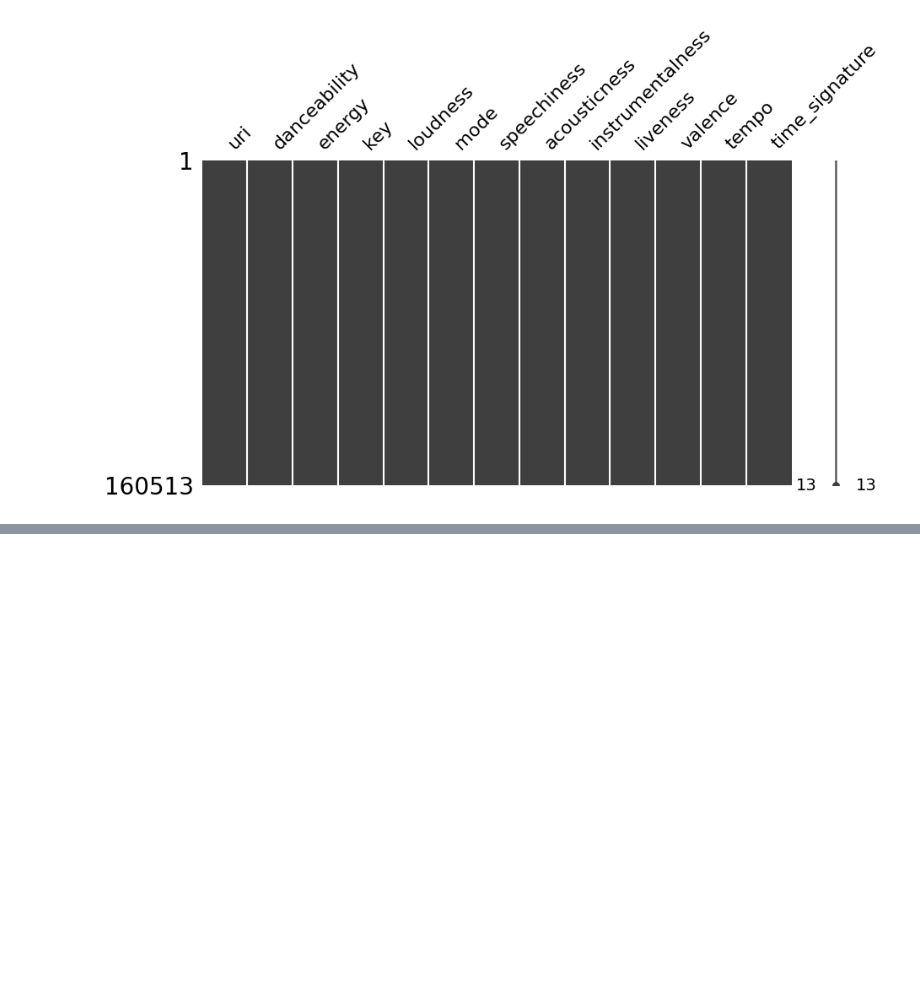
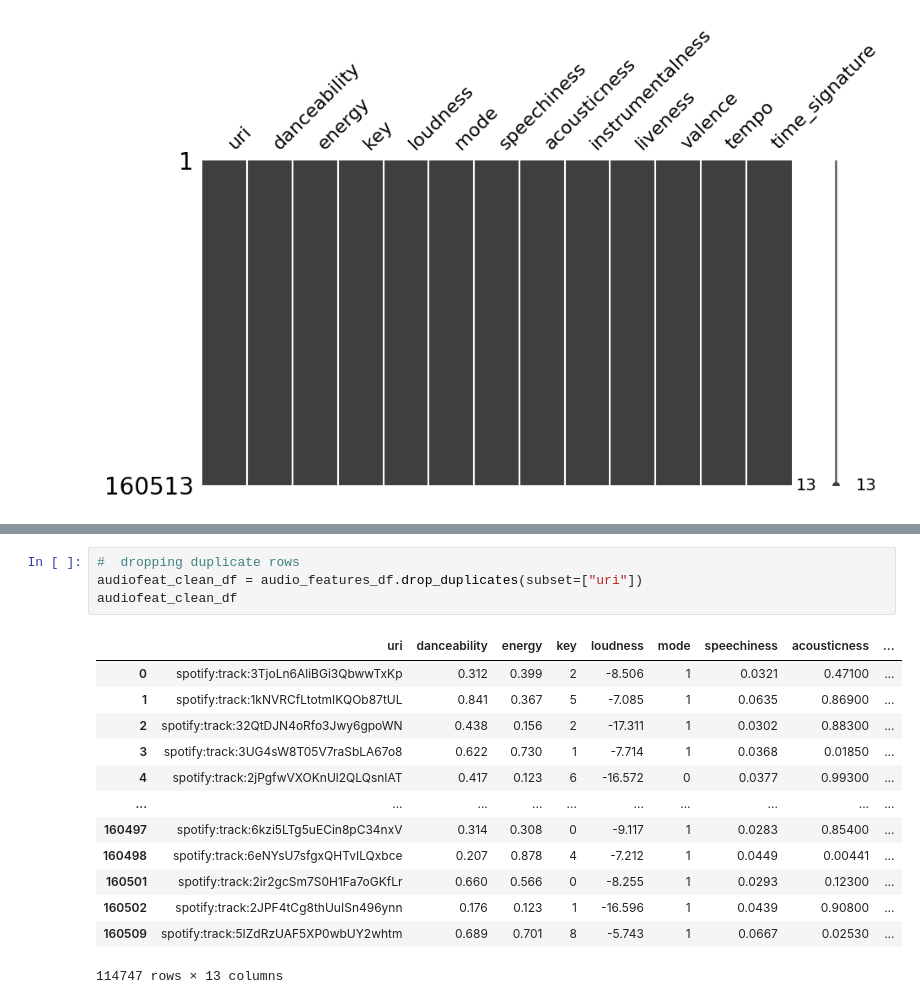
Before and after one commit to dapniii/DATA102-Spotify-Recommendation-System, a Jupyter notebook: main_project.ipynb, the cells around one changed output, grey strips where cells are left out. Saved outputs shown, nothing was run; the diff lists cells and outputs as text; blank space fills up the shorter version.

```diff
--- a/main_project.ipynb
+++ b/main_project.ipynb
@@ -148,0 +239,18 @@ audio_features_df[audiofeat_duplicated]
+# %%
+#  dropping duplicate rows
+audiofeat_clean_df = audio_features_df.drop_duplicates(subset=["uri"])
+audiofeat_clean_df
+# %% [output]
+|  | uri | danceability | energy | key | loudness | mode | speechiness | acousticness | ... |
+| 0 | spotify:track:3TjoLn6AliBGi3QbwwTxKp | 0.312 | 0.399 | 2 | -8.506 | 1 | 0.0321 | 0.47100 | ... |
+| 1 | spotify:track:1kNVRCfLtotmIKQOb87tUL | 0.841 | 0.367 | 5 | -7.085 | 1 | 0.0635 | 0.86900 | ... |
+| 2 | spotify:track:32QtDJN4oRfo3Jwy6gpoWN | 0.438 | 0.156 | 2 | -17.311 | 1 | 0.0302 | 0.88300 | ... |
+| 3 | spotify:track:3UG4sW8T05V7raSbLA67o8 | 0.622 | 0.730 | 1 | -7.714 | 1 | 0.0368 | 0.01850 | ... |
+| 4 | spotify:track:2jPgfwVXOKnUl2QLQsnIAT | 0.417 | 0.123 | 6 | -16.572 | 0 | 0.0377 | 0.99300 | ... |
+| ... | ... | ... | ... | ... | ... | ... | ... | ... | ... |
+| 160497 | spotify:track:6kzi5LTg5uECin8pC34nxV | 0.314 | 0.308 | 0 | -9.117 | 1 | 0.0283 | 0.85400 | ... |
+| 160498 | spotify:track:6eNYsU7sfgxQHTvILQxbce | 0.207 | 0.878 | 4 | -7.212 | 1 | 0.0449 | 0.00441 | ... |
+| 160501 | spotify:track:2ir2gcSm7S0H1Fa7oGKfLr | 0.660 | 0.566 | 0 | -8.255 | 1 | 0.0293 | 0.12300 | ... |
+| 160502 | spotify:track:2JPF4tCg8thUuISn496ynn | 0.176 | 0.123 | 1 | -16.596 | 1 | 0.0439 | 0.90800 | ... |
+| 160509 | spotify:track:5IZdRzUAF5XP0wbUY2whtm | 0.689 | 0.701 | 8 | -5.743 | 1 | 0.0667 | 0.02530 | ... |
+114747 rows × 13 columns
```
Also changed, not shown: parts of 22 cells of this notebook.
